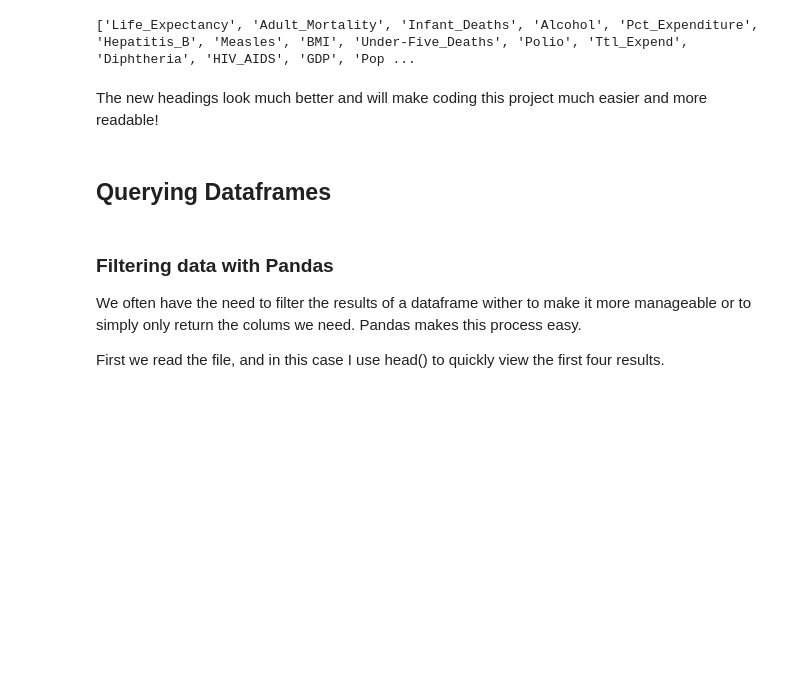
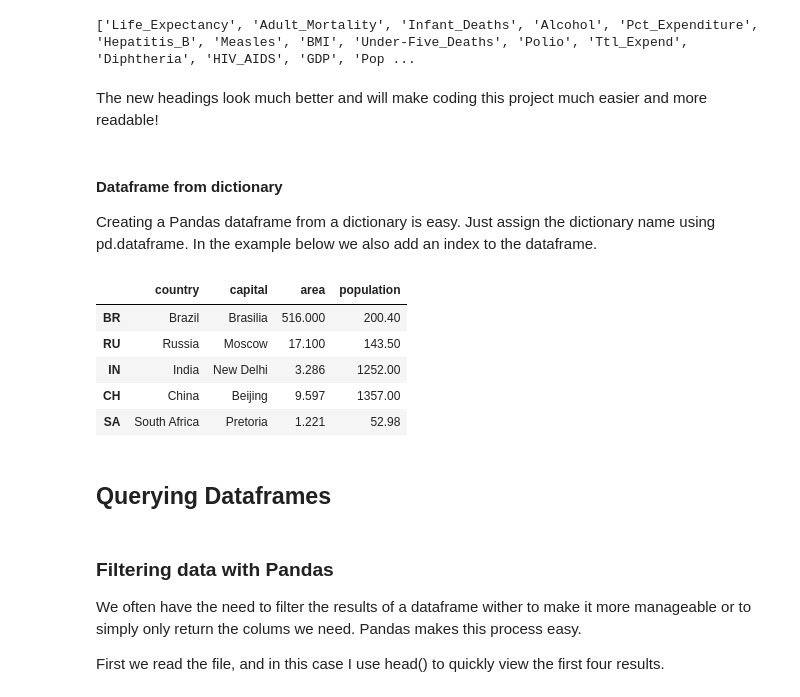
Before and after one commit to schirko/Python-Pandas-Exercises-and-Techniques, a Jupyter notebook: Python Pandas Exercises and Techniques.ipynb, the cells around one changed output. Cells and saved outputs as stored; diff of their text form; code cells hidden in the pictures; blank space fills up the shorter version.

```diff
--- a/Python Pandas Exercises and Techniques.ipynb
+++ b/Python Pandas Exercises and Techniques.ipynb
@@ -94,6 +99,33 @@ print(feature_vars)
 ['Life_Expectancy', 'Adult_Mortality', 'Infant_Deaths', 'Alcohol', 'Pct_Expenditure', 'Hepatitis_B', 'Measles', 'BMI', 'Under-Five_Deaths', 'Polio', 'Ttl_Expend', 'Diphtheria', 'HIV_AIDS', 'GDP', 'Pop ...
 # %% [markdown]
 The new headings look much better and will make coding this project much easier and more readable!
+# %% [markdown]
+#### Dataframe from dictionary
+Creating a Pandas dataframe from a dictionary is easy. Just assign the dictionary name using pd.dataframe. In the example below we also add an index to the dataframe.
+# %%
+import pandas as pd
+
+# Create a dictionary
+country_dict = {
+    "country":["Brazil", "Russia", "India", "China", "South Africa"],
+    "capital":["Brasilia", "Moscow", "New Delhi", "Beijing", "Pretoria"],
+    "area":[516, 17.10, 3.286, 9.597, 1.221],
+    "population": [200.4, 143.5, 1252, 1357, 52.98]
+    }
+
+# Convert dictionary to Pandas dataframe.
+brics = pd.DataFrame(country_dict)
+
+# Add index to the dataframe
+brics.index = ["BR", "RU", "IN", "CH", "SA"]
+brics
+# %% [output]
+|  | country | capital | area | population |
+| BR | Brazil | Brasilia | 516.000 | 200.40 |
+| RU | Russia | Moscow | 17.100 | 143.50 |
+| IN | India | New Delhi | 3.286 | 1252.00 |
+| CH | China | Beijing | 9.597 | 1357.00 |
+| SA | South Africa | Pretoria | 1.221 | 52.98 |
 # %% [markdown]
 ## Querying Dataframes
 # %% [markdown]
```
Also changed, not shown: parts of 6 cells of this notebook.
